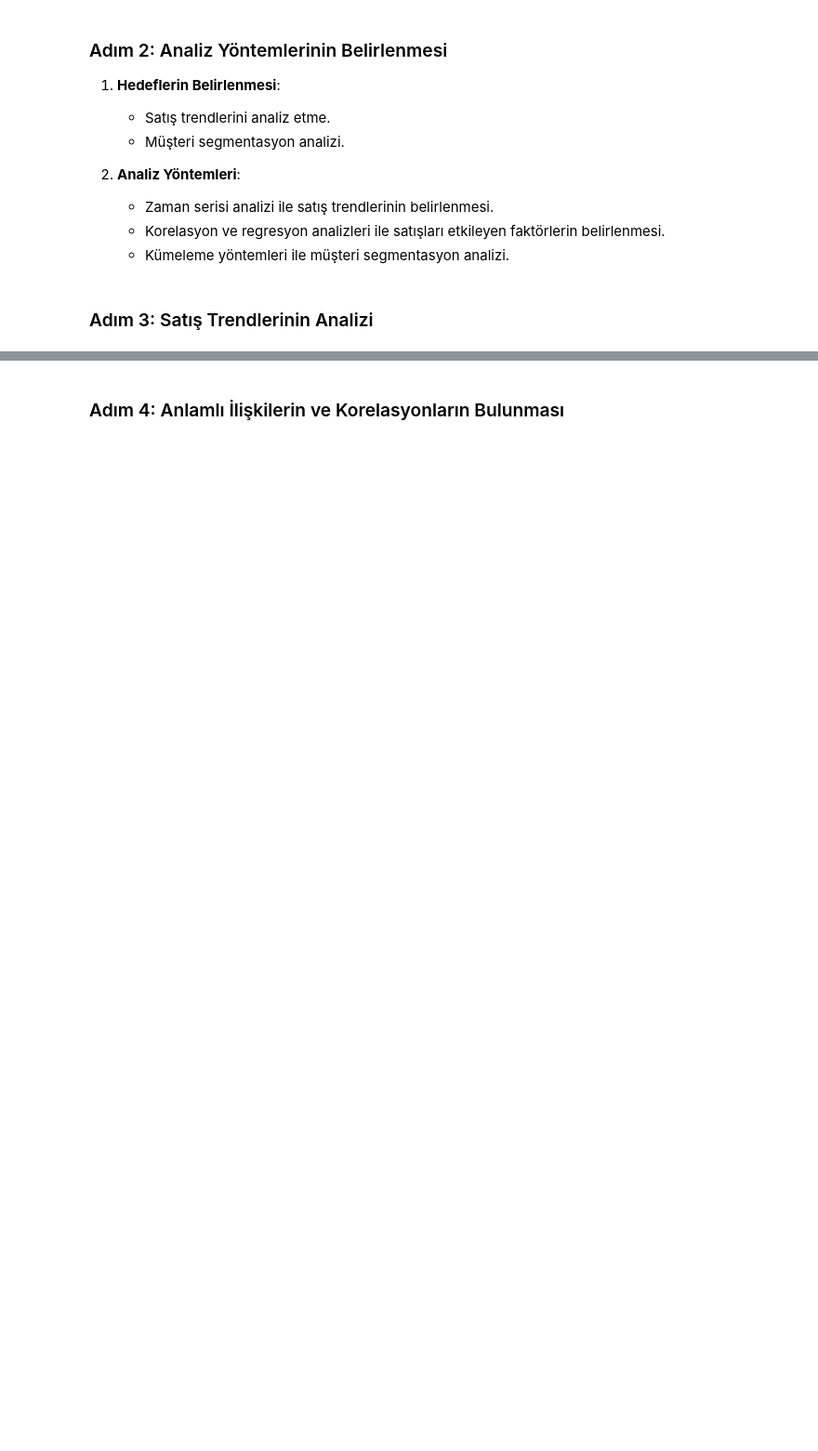
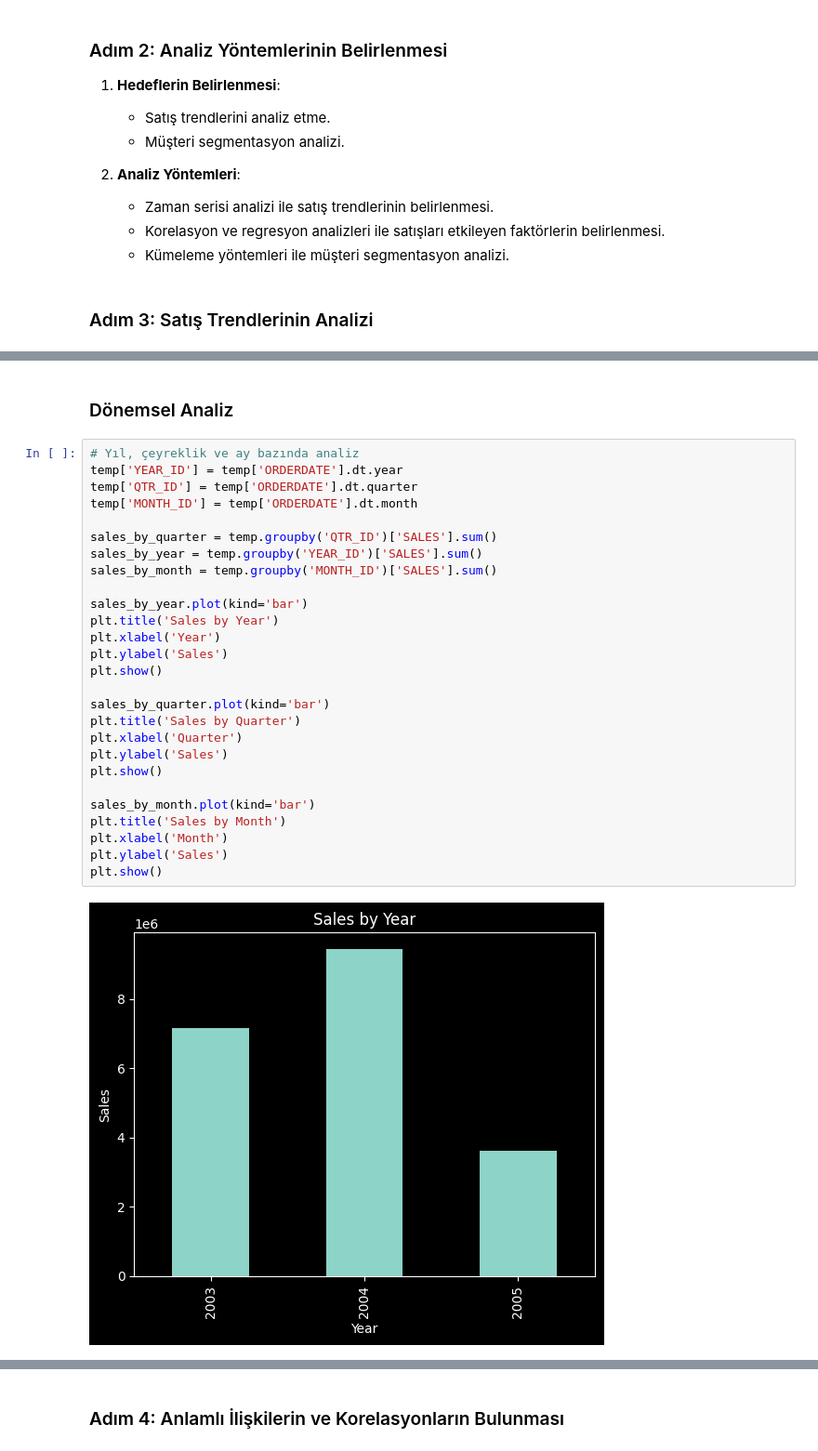
Before and after one commit to AshNumpy/Sales-End-to-End-ML-Project, a Jupyter notebook: Notebooks/data-analysis.ipynb, the cells around one changed output, grey strips where cells are left out. Shown at 93% size. Saved outputs shown, nothing was run; the diff lists cells and outputs as text; blank space fills up the shorter version.

```diff
--- a/Notebooks/data-analysis.ipynb
+++ b/Notebooks/data-analysis.ipynb
@@ -116,0 +149,31 @@ plt.show()
+# %% [markdown]
+### Dönemsel Analiz
+# %%
+# Yıl, çeyreklik ve ay bazında analiz
+temp['YEAR_ID'] = temp['ORDERDATE'].dt.year
+temp['QTR_ID'] = temp['ORDERDATE'].dt.quarter
+temp['MONTH_ID'] = temp['ORDERDATE'].dt.month
+
+sales_by_quarter = temp.groupby('QTR_ID')['SALES'].sum()
+sales_by_year = temp.groupby('YEAR_ID')['SALES'].sum()
+sales_by_month = temp.groupby('MONTH_ID')['SALES'].sum()
+
+sales_by_year.plot(kind='bar')
+plt.title('Sales by Year')
+plt.xlabel('Year')
+plt.ylabel('Sales')
+plt.show()
+
+sales_by_quarter.plot(kind='bar')
+plt.title('Sales by Quarter')
+plt.xlabel('Quarter')
+plt.ylabel('Sales')
+plt.show()
+
+sales_by_month.plot(kind='bar')
+plt.title('Sales by Month')
+plt.xlabel('Month')
+plt.ylabel('Sales')
+plt.show()
+# %% [output]
+[figure, added]
```
Also changed, not shown: parts of 27 cells of this notebook.
